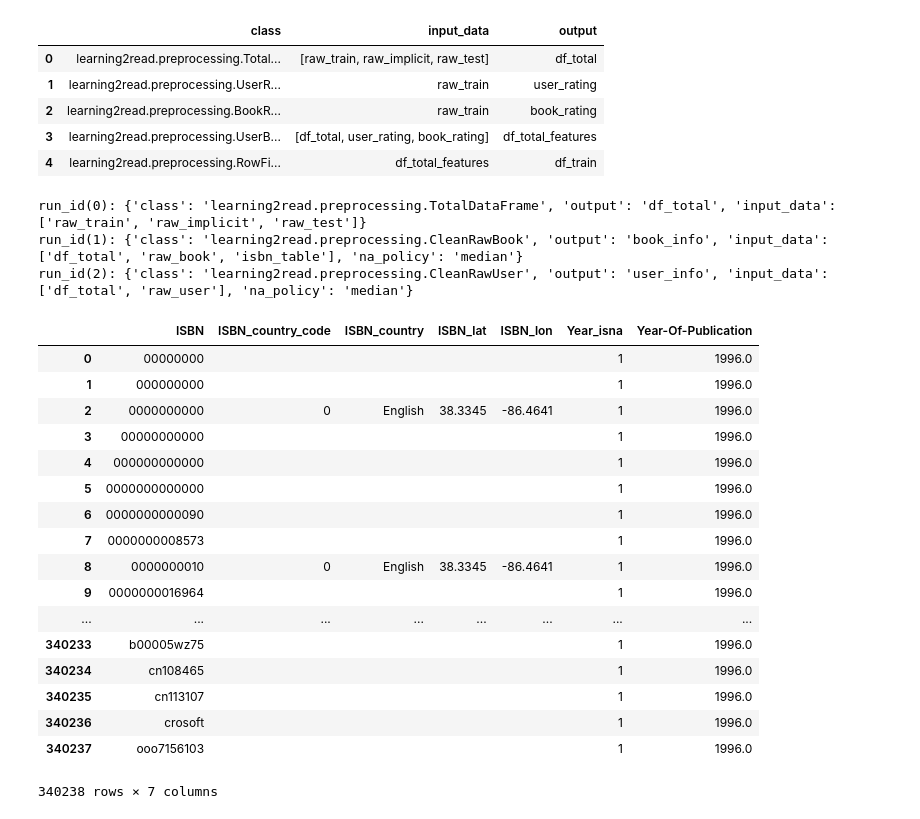
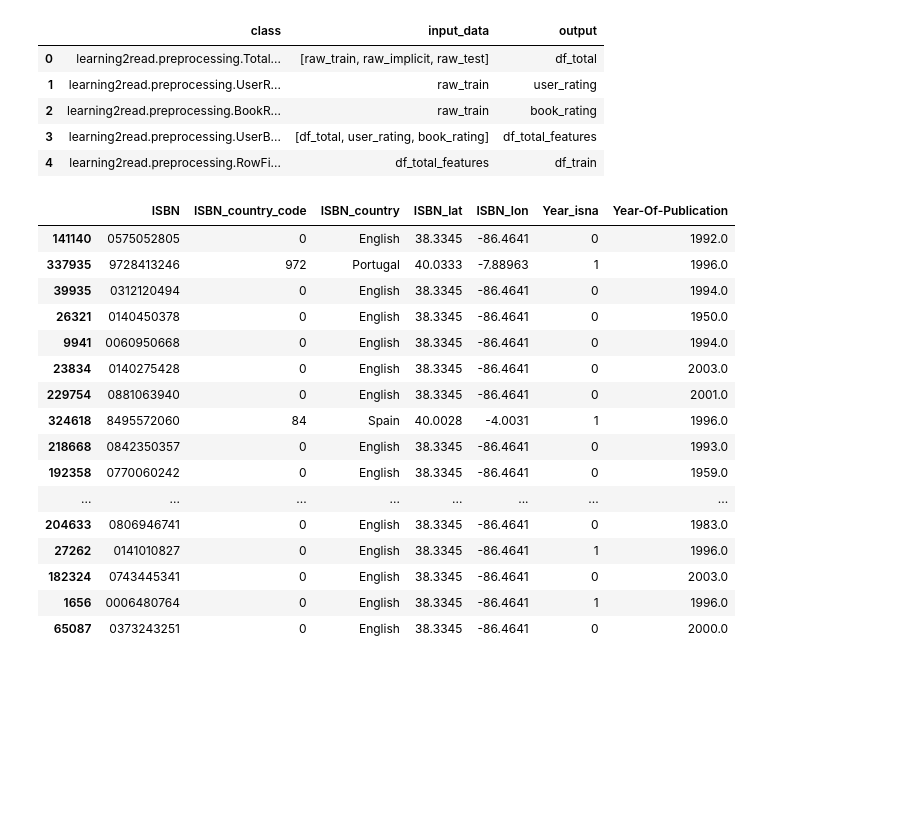
Before and after one commit to DixonCider/learning2read, a Jupyter notebook: report/6001-Init.ipynb, the cells around one changed output. Drawn from its saved outputs; the diff is of its cells as text; code cells hidden in the pictures; blank space fills up the shorter version.

```diff
--- a/report/6001-Init.ipynb
+++ b/report/6001-Init.ipynb
@@ -72,53 +72,49 @@ pd.DataFrame(procedure6001).loc[:,['class','input_data','output']]
 procedure6001 = [
     {
         'class' : 'learning2read.preprocessing.TotalDataFrame',
         'output' : 'df_total',
         'input_data' : ['raw_train', 'raw_implicit', 'raw_test'],
     },
     {
         'class' : 'learning2read.preprocessing.CleanRawBook',
         'output' : 'book_info',
         'input_data' : ['df_total', 'raw_book', 'isbn_table'],
         'na_policy' : 'median',
     },
     {
         'class' : 'learning2read.preprocessing.CleanRawUser',
         'output' : 'user_info',
         'input_data' : ['df_total', 'raw_user'],
         'na_policy' : 'median',
     }
 ]
 
 P = run_proc(procedure6001, "p6001_1_test", {
         'raw_train': Data('dattrain'),
         'raw_test': Data('dattest'),
         'raw_implicit': Data('datimplicit'),
         'isbn_table': Data('isbn'),
         'raw_book': Data('datbooks'),
         'raw_user': Data('datulatlon'),
-    }, Te)
+    }, True)
 
-P.input_from_var('book_info')
+P.input_from_var('book_info').sample(20)
 # %% [output]
-run_id(0): {'class': 'learning2read.preprocessing.TotalDataFrame', 'output': 'df_total', 'input_data': ['raw_train', 'raw_implicit', 'raw_test']}
-run_id(1): {'class': 'learning2read.preprocessing.CleanRawBook', 'output': 'book_info', 'input_data': ['df_total', 'raw_book', 'isbn_table'], 'na_policy': 'median'}
-run_id(2): {'class': 'learning2read.preprocessing.CleanRawUser', 'output': 'user_info', 'input_data': ['df_total', 'raw_user'], 'na_policy': 'median'}
 |  | ISBN | ISBN_country_code | ISBN_country | ISBN_lat | ISBN_lon | Year_isna | Year-Of-Publication |
-| 0 | 00000000 |  |  |  |  | 1 | 1996.0 |
-| 1 | 000000000 |  |  |  |  | 1 | 1996.0 |
-| 2 | 0000000000 | 0 | English | 38.3345 | -86.4641 | 1 | 1996.0 |
-| 3 | 00000000000 |  |  |  |  | 1 | 1996.0 |
-| 4 | 000000000000 |  |  |  |  | 1 | 1996.0 |
-| 5 | 0000000000000 |  |  |  |  | 1 | 1996.0 |
-| 6 | 0000000000090 |  |  |  |  | 1 | 1996.0 |
-| 7 | 0000000008573 |  |  |  |  | 1 | 1996.0 |
-| 8 | 0000000010 | 0 | English | 38.3345 | -86.4641 | 1 | 1996.0 |
-| 9 | 0000000016964 |  |  |  |  | 1 | 1996.0 |
+| 141140 | 0575052805 | 0 | English | 38.3345 | -86.4641 | 0 | 1992.0 |
+| 337935 | 9728413246 | 972 | Portugal | 40.0333 | -7.88963 | 1 | 1996.0 |
+| 39935 | 0312120494 | 0 | English | 38.3345 | -86.4641 | 0 | 1994.0 |
+| 26321 | 0140450378 | 0 | English | 38.3345 | -86.4641 | 0 | 1950.0 |
+| 9941 | 0060950668 | 0 | English | 38.3345 | -86.4641 | 0 | 1994.0 |
+| 23834 | 0140275428 | 0 | English | 38.3345 | -86.4641 | 0 | 2003.0 |
+| 229754 | 0881063940 | 0 | English | 38.3345 | -86.4641 | 0 | 2001.0 |
+| 324618 | 8495572060 | 84 | Spain | 40.0028 | -4.0031 | 1 | 1996.0 |
+| 218668 | 0842350357 | 0 | English | 38.3345 | -86.4641 | 0 | 1993.0 |
+| 192358 | 0770060242 | 0 | English | 38.3345 | -86.4641 | 0 | 1959.0 |
 | ... | ... | ... | ... | ... | ... | ... | ... |
-| 340233 | b00005wz75 |  |  |  |  | 1 | 1996.0 |
-| 340234 | cn108465 |  |  |  |  | 1 | 1996.0 |
-| 340235 | cn113107 |  |  |  |  | 1 | 1996.0 |
-| 340236 | crosoft |  |  |  |  | 1 | 1996.0 |
-| 340237 | ooo7156103 |  |  |  |  | 1 | 1996.0 |
+| 204633 | 0806946741 | 0 | English | 38.3345 | -86.4641 | 0 | 1983.0 |
+| 27262 | 0141010827 | 0 | English | 38.3345 | -86.4641 | 1 | 1996.0 |
+| 182324 | 0743445341 | 0 | English | 38.3345 | -86.4641 | 0 | 2003.0 |
+| 1656 | 0006480764 | 0 | English | 38.3345 | -86.4641 | 1 | 1996.0 |
+| 65087 | 0373243251 | 0 | English | 38.3345 | -86.4641 | 0 | 2000.0 |
-340238 rows × 7 columns
 # %%
```
Also changed, not shown: parts of 2 cells of this notebook, 1 other file.
